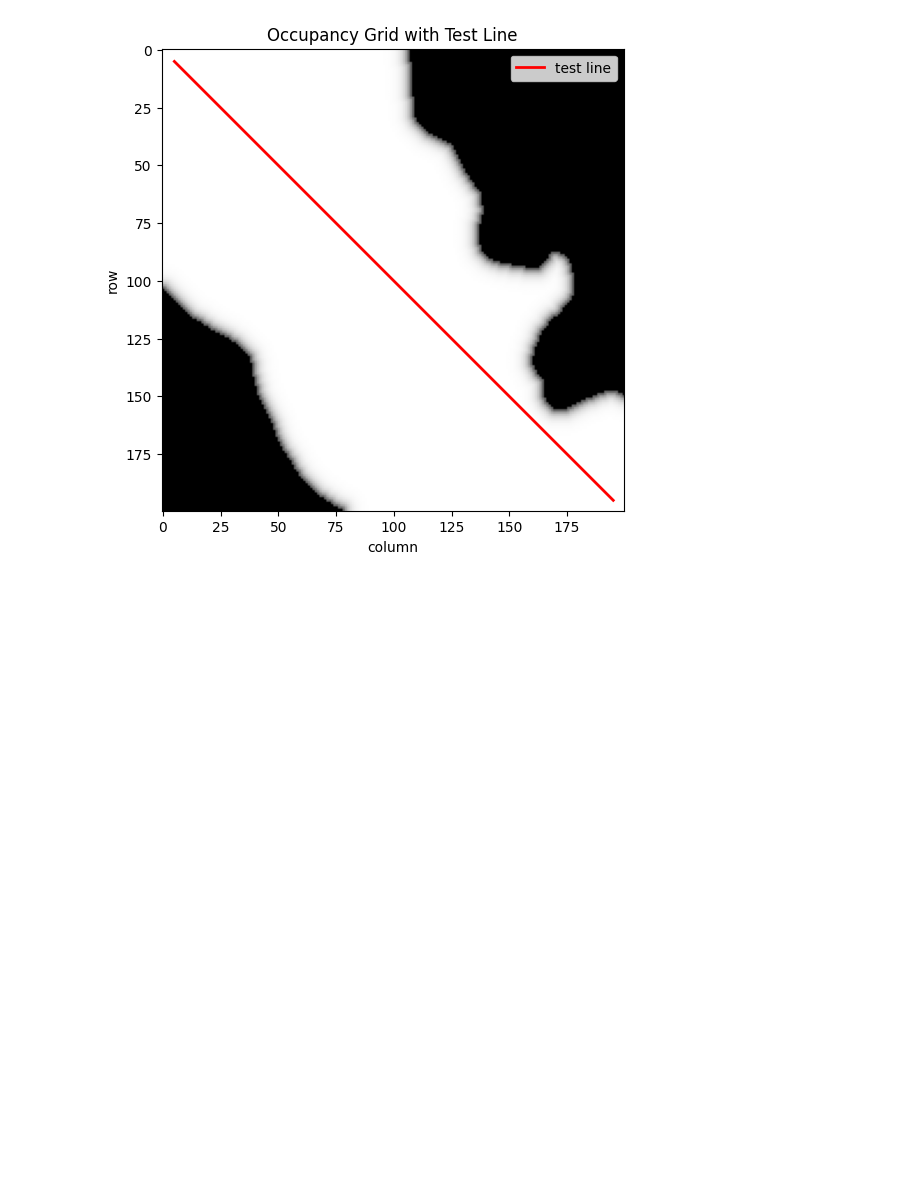
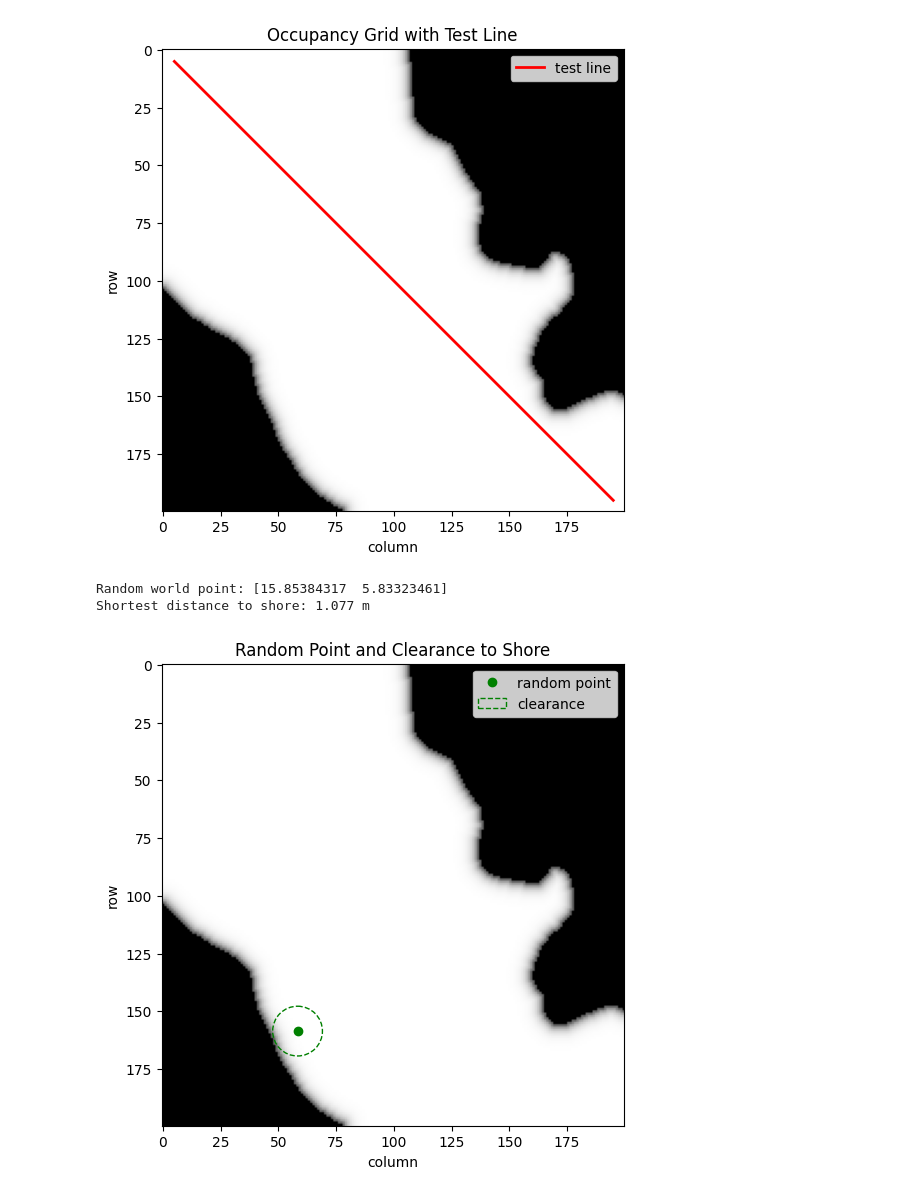
Before and after one commit to incebellipipo/cartoblobpy, a Jupyter notebook: notebooks/demo_00.ipynb, the cells around one changed output. Drawn from its saved outputs; the diff is of its cells as text; code cells hidden in the pictures; blank space fills up the shorter version.

Commit message:
feat: add distance to obstacle

```diff
--- a/notebooks/demo_00.ipynb
+++ b/notebooks/demo_00.ipynb
@@ -60,3 +60,37 @@ ax.legend()
 plt.show()
 # %% [output]
 [figure]
+# %%
+# Random point: shortest distance to shore (closest obstacle)
+import numpy as np
+import matplotlib.pyplot as plt
+from matplotlib.patches import Circle
+
+# Sample a random world point within map bounds
+rng = np.random.default_rng()
+p_rand = np.array([
+    rng.uniform(0, g.real_width),
+    rng.uniform(0, g.real_height),
+])
+
+# Use the new method on Graph
+clearance_m = g.distance_to_closest_obstacle(p_rand)
+print(f"Random world point: {p_rand}")
+print(f"Shortest distance to shore: {clearance_m:.3f} m")
+
+# Visualize point and clearance circle
+fig, ax = plt.subplots(figsize=(6,6))
+ax.imshow(g.grid, cmap='gray_r', origin='upper')
+pg = g.world_to_grid(p_rand)
+ax.plot(pg[1], pg[0], 'go', ms=6, label='random point')
+rad_px = clearance_m / g.resolution
+ax.add_patch(Circle((pg[1], pg[0]), rad_px, fill=False, color='g', linestyle='--', label='clearance'))
+ax.set_title('Random Point and Clearance to Shore')
+ax.set_xlabel('column')
+ax.set_ylabel('row')
+ax.legend()
+plt.show()
+# %% [output]
+Random world point: [15.85384317  5.83323461]
+Shortest distance to shore: 1.077 m
+[figure, added]
```
Also changed, not shown: 2 other files.
